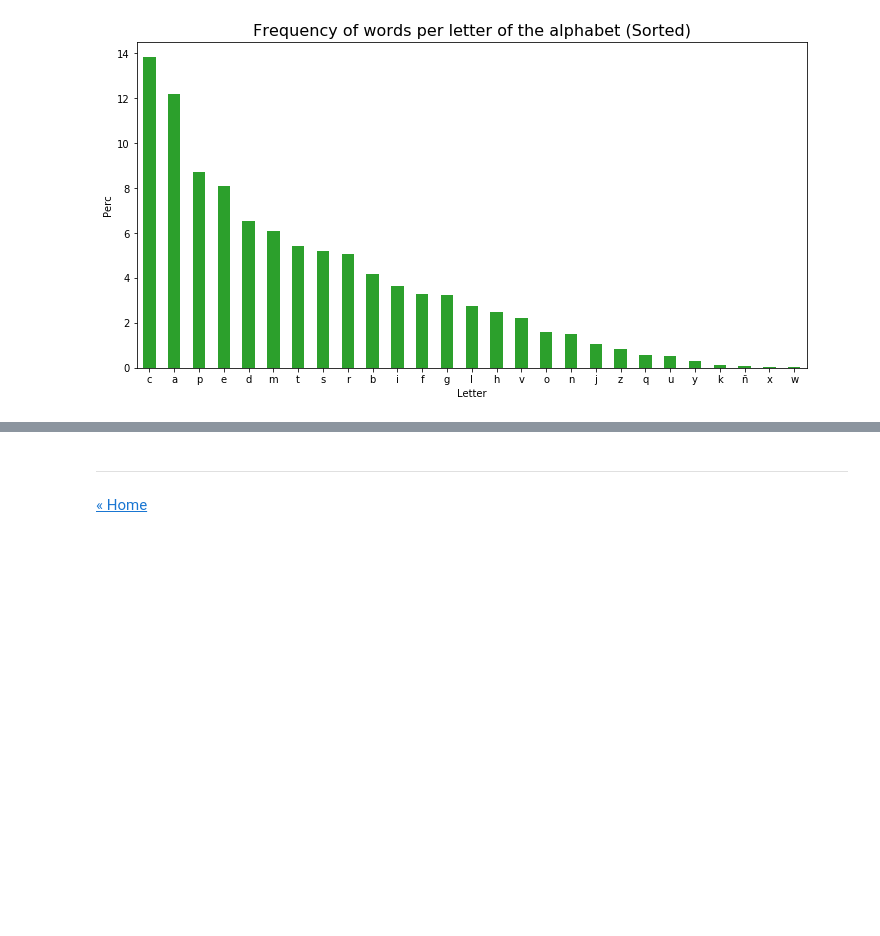
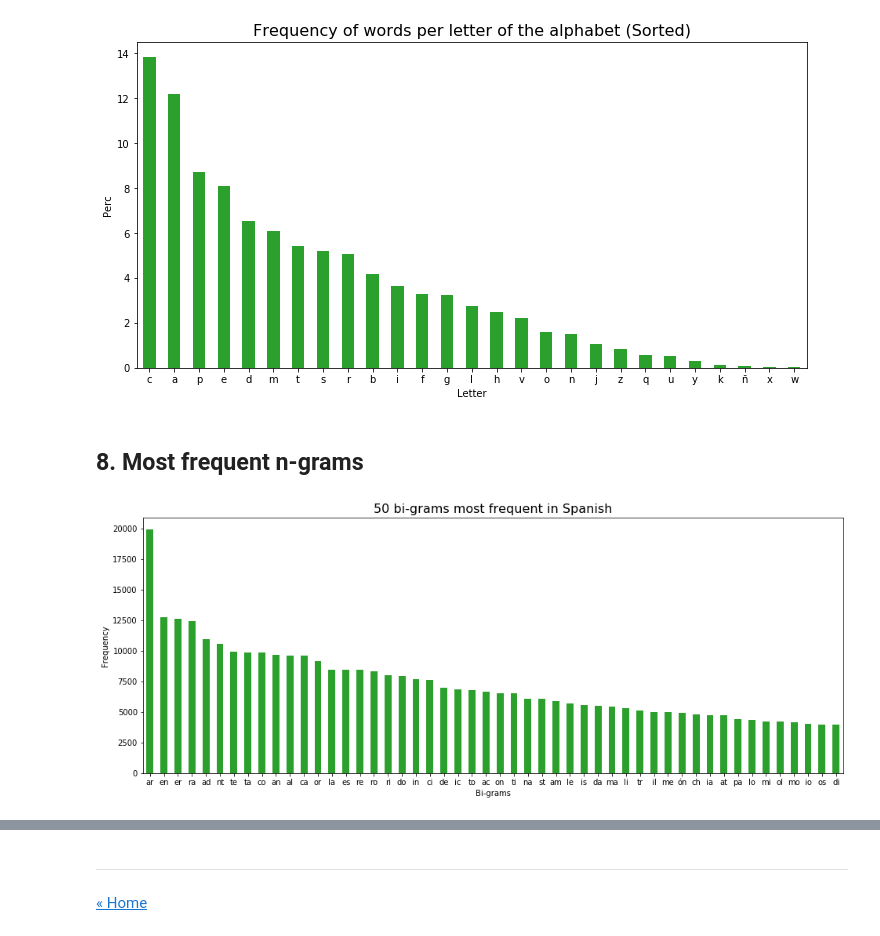
Before and after one commit to ansegura7/DSL_Analysis, a Jupyter notebook: code/dsl_text_analysis.ipynb, the cells around one changed output, grey strips where cells are left out. Drawn from its saved outputs; the diff is of its cells as text; code cells hidden in the pictures; blank space fills up the shorter version.

Commit message:
Update Project
- Added Most frequent n-grams analysis.

```diff
--- a/code/dsl_text_analysis.ipynb
+++ b/code/dsl_text_analysis.ipynb
@@ -52,7 +53,7 @@ def apply_dq_word(word):
     return new_word
 # %%
 # Util function - Plot column chart
-def plot_col_chart(df, figsize, x_var, y_var, title, color='#1f77b4', legend=None, x_label=None):
+def plot_col_chart(df, figsize, x_var, y_var, title, color='#1f77b4', legend=None, x_label=None, rotation=0):
     fig, ax = plt.subplots()
     df.plot.bar(ax=ax, x=x_var, y=y_var, color=color, figsize=figsize)
     if legend:
@@ -61,9 +62,9 @@ def plot_col_chart(df, figsize, x_var, y_var, title, color='#1f77b4', legend=Non
         ax.get_legend().remove()
     if x_label:
         x = np.arange(len(x_label))
-        plt.xticks(x, x_label, rotation=0)
+        plt.xticks(x, x_label, rotation=rotation)
     else:
-        plt.xticks(rotation=0)
+        plt.xticks(rotation=rotation)
     plt.title(title, fontsize=16)
     plt.xlabel(x_var.capitalize())
     plt.ylabel(y_var.capitalize())
@@ -357,3 +359,37 @@ color = '#2ca02c'
 plot_col_chart(df.sort_values(by='perc', ascending=False), figsize, x_var, y_var, title, color)
 # %% [output]
 [figure]
+# %% [markdown]
+## 8. Most frequent n-grams
+# %%
+# Processing
+bi_grams = Counter()
+tri_grams = Counter()
+
+for word in word_dict.keys():
+    word = word.lower()
+    n = len(word)
+
+    size = 2
+    for i in range(size, n+1):
+        n_grams = word[i-size:i]
+        bi_grams[n_grams] += 1
+
+    size = 3
+    for i in range(size, n+1):
+        n_grams = word[i-size:i]
+        tri_grams[n_grams] += 1
+# %%
+# Cooking dataframe
+df_bi = pd.DataFrame.from_records(bi_grams.most_common(50), columns = ['bi-grams', 'frequency'])
+df_tri = pd.DataFrame.from_records(tri_grams.most_common(50), columns = ['tri-grams', 'frequency'])
+# %%
+# Plotting sorted data
+figsize = (16, 6)
+x_var = 'bi-grams'
+y_var = 'frequency'
+title = '50 bi-grams most frequent in Spanish'
+color = '#2ca02c'
+plot_col_chart(df_bi, figsize, x_var, y_var, title, color)
+# %% [output]
+[figure, added]
```
Also changed, not shown: parts of 6 cells of this notebook, 2 other files.
